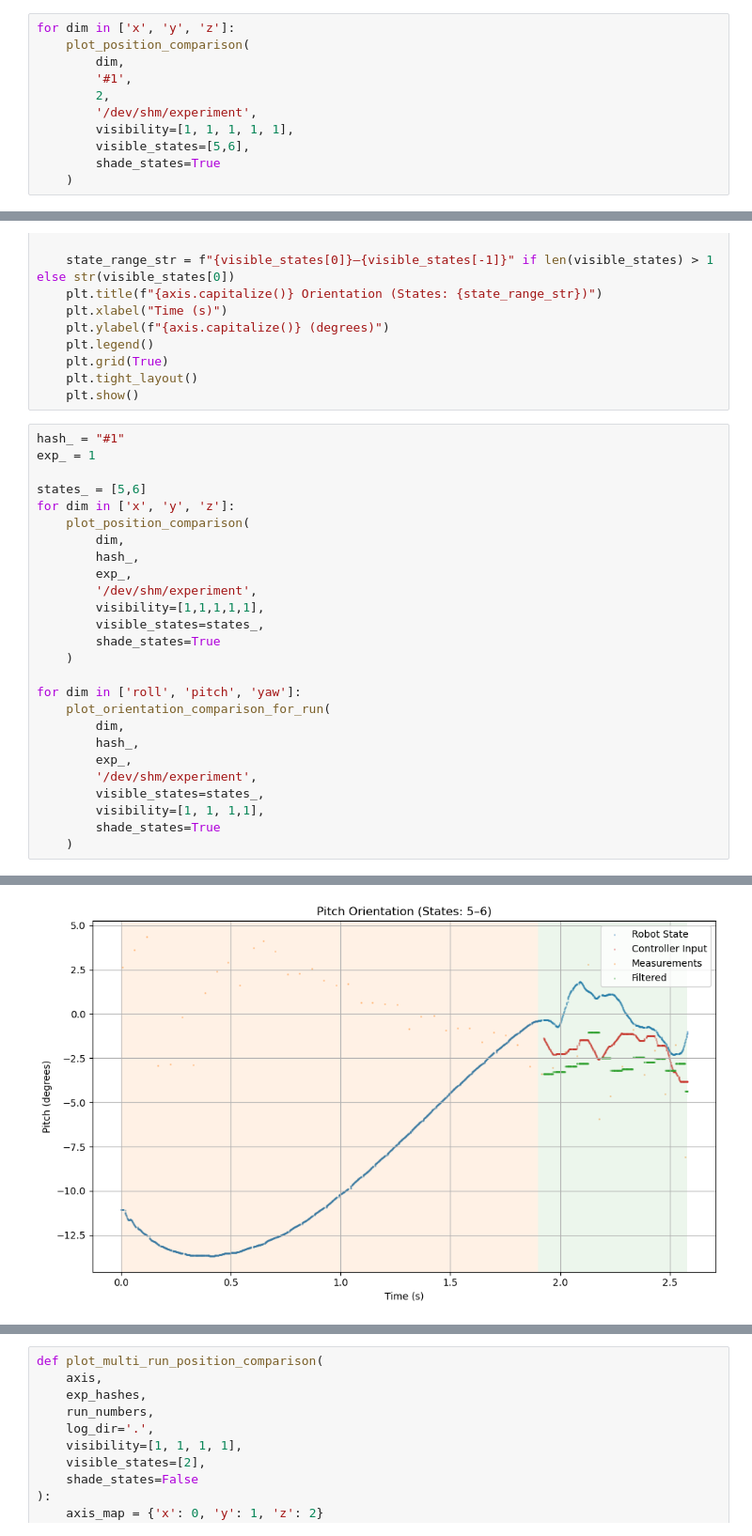
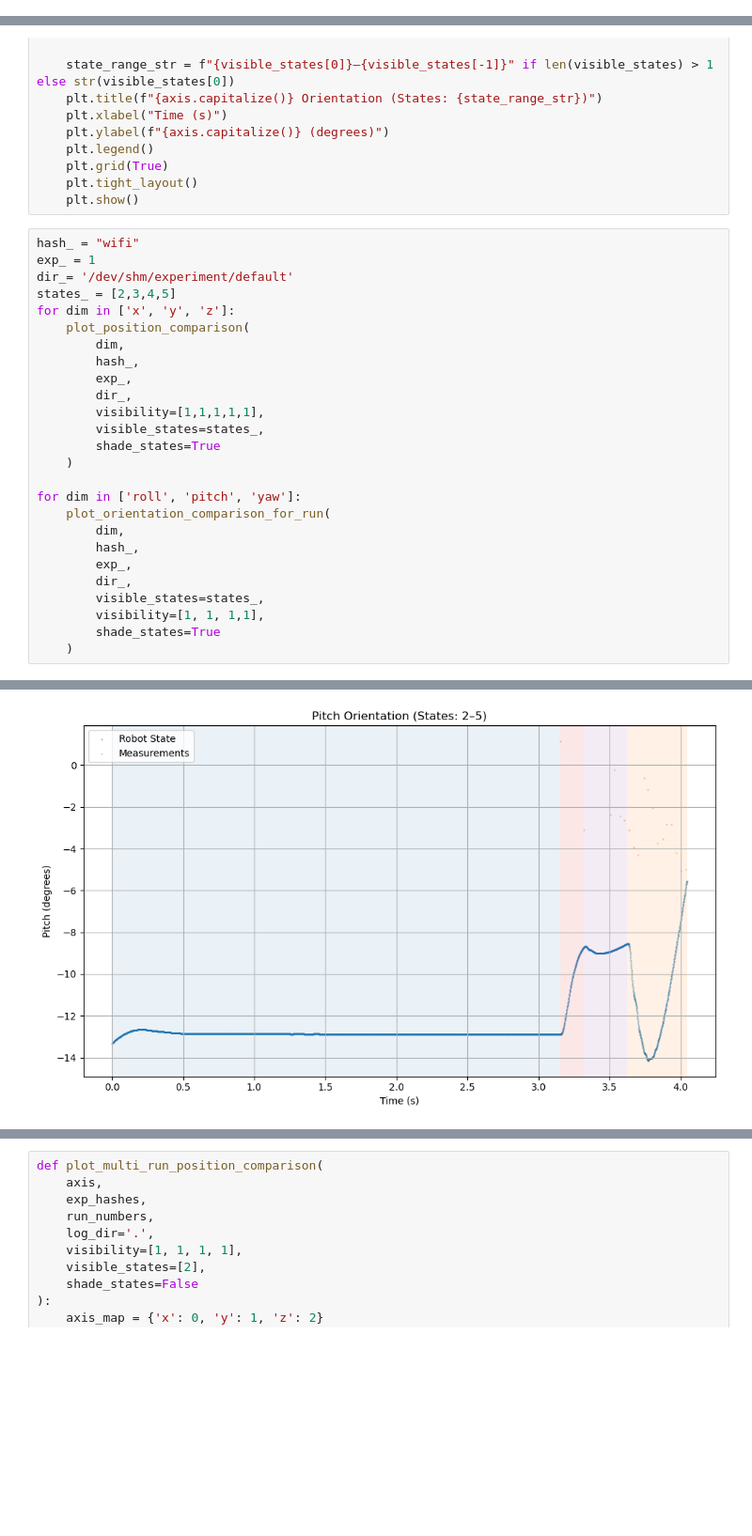
Before and after one commit to agentkashtan/franka-realtime-tracking, a Jupyter notebook: state_controller/plot_data.ipynb, the cells around one changed output, grey strips where cells are left out. Shown: that part at 94% size. Saved outputs shown, nothing was run; the diff lists cells and outputs as text; blank space fills up the shorter version.

Commit message:
current state

```diff
--- a/state_controller/plot_data.ipynb
+++ b/state_controller/plot_data.ipynb
@@ -349,14 +349,3 @@ controller_input
 """
 # %% [output]
 '\nrobotstate\nmeasurements\nkalman\ncontroller_input\n'
-# %%
-for dim in ['x', 'y', 'z']:
-    plot_position_comparison(
-        dim,
-        '#1',
-        2,
-        '/dev/shm/experiment',
-        visibility=[1, 1, 1, 1, 1],
-        visible_states=[5,6],
-        shade_states=True
-    )
@@ -487,16 +472,16 @@ def plot_orientation_comparison_for_run(
     plt.tight_layout()
     plt.show()
 # %%
-hash_ = "#1"
+hash_ = "wifi"
 exp_ = 1
-
-states_ = [5,6]
+dir_= '/dev/shm/experiment/default'
+states_ = [2,3,4,5]
 for dim in ['x', 'y', 'z']:
     plot_position_comparison(
         dim,
         hash_,
         exp_,
-        '/dev/shm/experiment',
+        dir_,
         visibility=[1,1,1,1,1],
         visible_states=states_,
         shade_states=True
@@ -507,7 +492,7 @@ for dim in ['roll', 'pitch', 'yaw']:
         dim,
         hash_,
         exp_,
-        '/dev/shm/experiment',
+        dir_,
         visible_states=states_,
         visibility=[1, 1, 1,1],
         shade_states=True
@@ -520 +505 @@ for dim in ['roll', 'pitch', 'yaw']:
-[figure, old version]
+[figure, new version]
```
Also changed, not shown: parts of 3 cells of this notebook, 9 other files.
